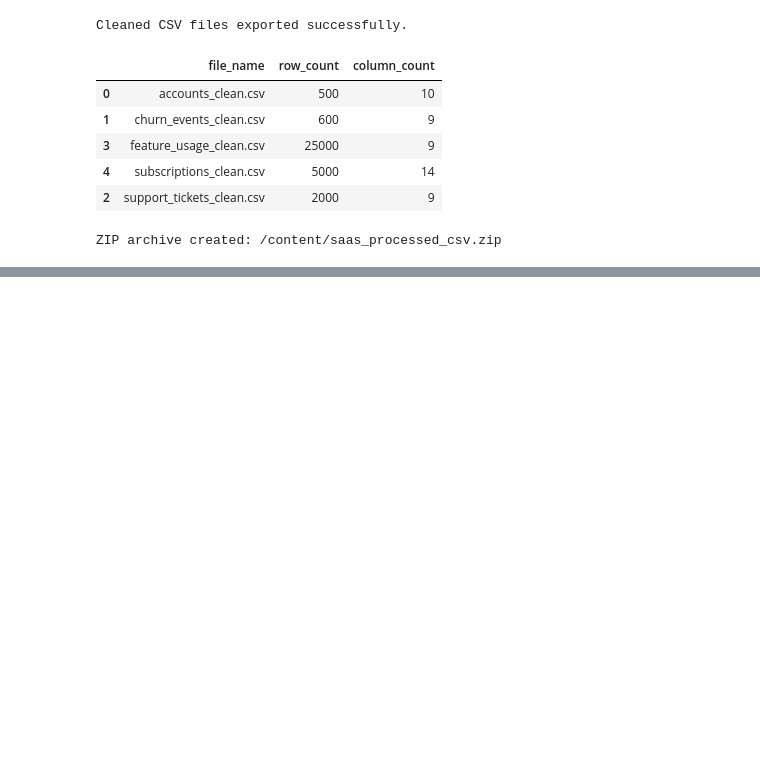
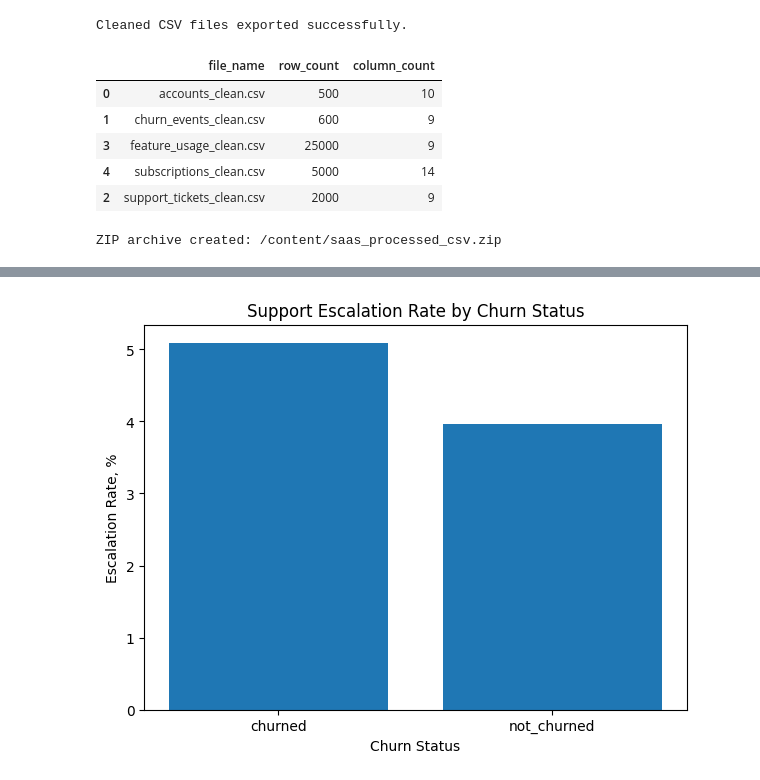
Before and after one commit to PavelBoyko-beep/data-analytics-portfolio, a Jupyter notebook: saas-churn-revenue-analysis/notebooks/01_data_cleaning_eda.ipynb, the cells around one changed output, grey strips where cells are left out. Saved outputs shown, nothing was run; the diff lists cells and outputs as text; code cells hidden in the pictures; blank space fills up the shorter version.

```diff
--- a/saas-churn-revenue-analysis/notebooks/01_data_cleaning_eda.ipynb
+++ b/saas-churn-revenue-analysis/notebooks/01_data_cleaning_eda.ipynb
@@ -1097,0 +1363,17 @@ files.download("/content/saas_processed_csv.zip")
+# %%
+# 8.7 Chart: Support Escalation Rate by Churn Status
+
+plt.figure(figsize=(7, 5))
+
+plt.bar(
+    support_churn_summary["churn_status"],
+    support_churn_summary["escalation_rate_percent"]
+)
+
+plt.title("Support Escalation Rate by Churn Status")
+plt.xlabel("Churn Status")
+plt.ylabel("Escalation Rate, %")
+
+plt.show()
+# %% [output]
+[figure, added]
```
Also changed, not shown: parts of 10 cells of this notebook.
